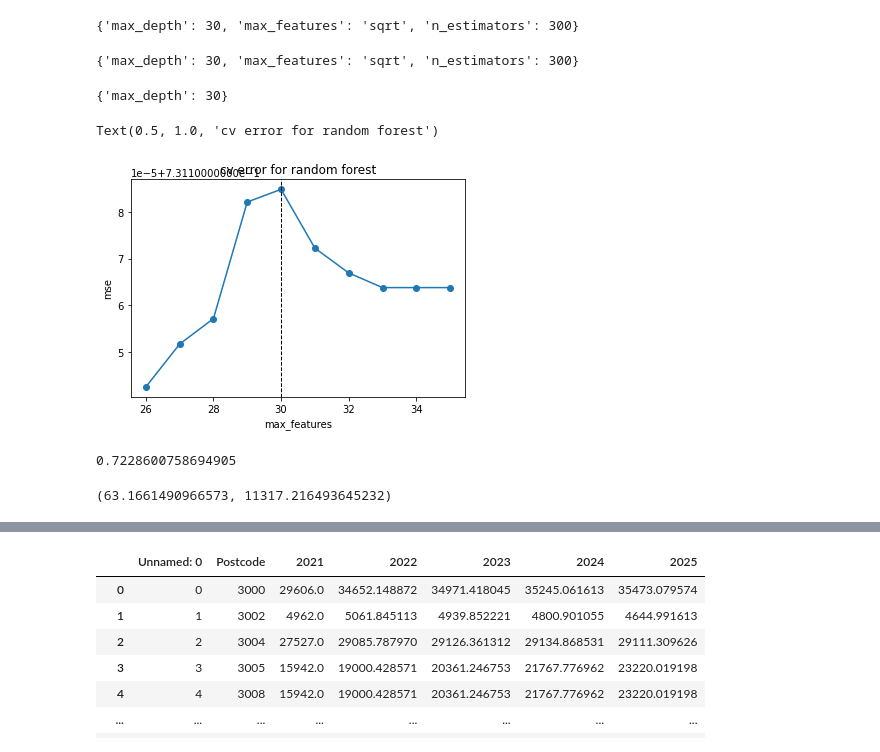
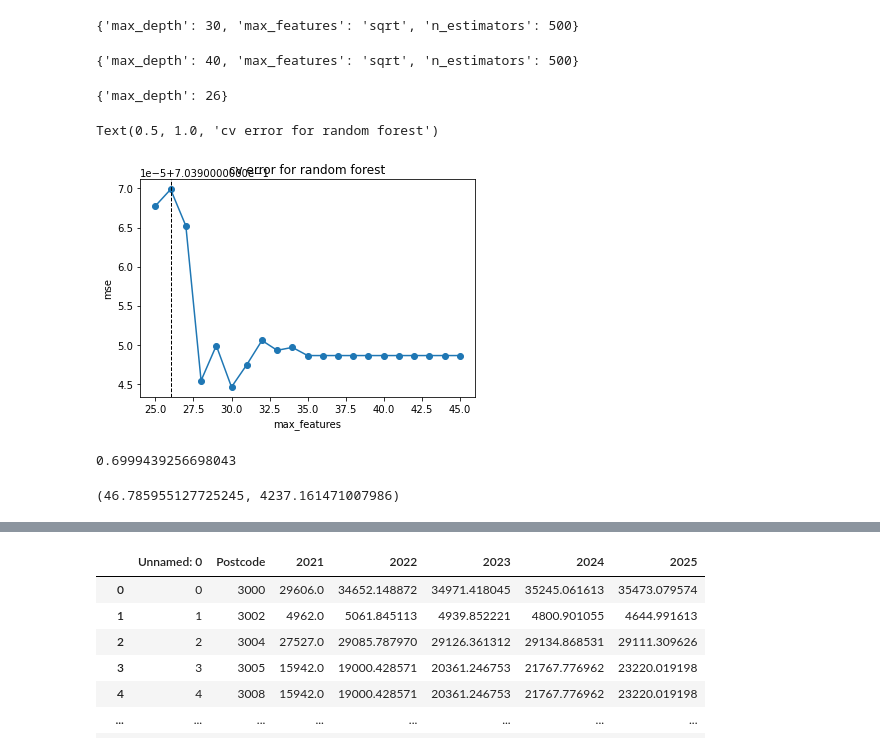
Before and after one commit to MAST30034-Applied-Data-Science/generic-real-estate-consulting-project-group50, a Jupyter notebook: draft works/RF_Model.ipynb, the cells around one changed output, grey strips where cells are left out. Saved outputs shown, nothing was run; the diff lists cells and outputs as text; code cells hidden in the pictures.

```diff
--- a/draft works/RF_Model.ipynb
+++ b/draft works/RF_Model.ipynb
@@ -3,6 +3,6 @@ import pandas as pd
 import matplotlib.pyplot as plt
 import numpy as np
 # %%
-complete_data = pd.read_csv('../data/curated/complete_data.csv')
-complete_data.head(10)
+data = pd.read_csv('../data/curated/outliers_removed.csv')
+data
 # %% [output]
@@ -21,7 +21,0 @@ complete_data.head(10)
-# %%
-data = complete_data[['Postcode','Baths','Population', 'Count_School', 'Count_Station','Bedrooms','Weekly Rental Price']]
-data['Count_School'] = data['Count_School'].fillna(0)
-data['Count_Station'] = data['Count_Station'].fillna(0)
-data = data.dropna(axis=0)
-
-data.head(10)
@@ -50,6 +21,0 @@ See the caveats in the documentation: https://pandas.pydata.org/pandas-docs/stab
-# %%
-data = data[(data['Baths'] > 0) & (data['Bedrooms'] > 0)]
-
-data = data[data['Weekly Rental Price'] < 2000]
-
-data.head(10)
@@ -75,6 +29,7 @@ from sklearn.model_selection import train_test_split
 x_train_split, x_test_split, y_train_split, y_test_split = train_test_split(x_train, y_train, test_size=0.3, shuffle=True)
 # %%
 # adjust parameters for the first time
+
 # import the random forest regressor
 from sklearn.ensemble import RandomForestRegressor
 from sklearn.model_selection import GridSearchCV
@@ -95,7 +50,7 @@ cv.fit(x_train, y_train)
 
 print(cv.best_params_)
 # %% [output]
-{'max_depth': 30, 'max_features': 'sqrt', 'n_estimators': 300}
+{'max_depth': 30, 'max_features': 'sqrt', 'n_estimators': 500}
 # %%
 # adjust parameters for the second time
 parameters = {
@@ -113,12 +68,12 @@ cv.fit(x_train, y_train)
 
 print(cv.best_params_)
 # %% [output]
-{'max_depth': 30, 'max_features': 'sqrt', 'n_estimators': 300}
+{'max_depth': 40, 'max_features': 'sqrt', 'n_estimators': 500}
 # %%
 # search the parameter space
-parameters = {"max_depth" : [26,27,28,29,30,31,32,33,34,35]}
+parameters = {"max_depth" : [25,26,27,28,29,30,31,32,33,34,35,36,37,38,39,40,41,42,43,44,45]}
 
-rf = RandomForestRegressor(random_state=42,n_estimators=300,max_features='sqrt')
+rf = RandomForestRegressor(random_state=42,n_estimators=500,max_features='sqrt')
 
 kfold=KFold(n_splits=5,shuffle=True,random_state=1)
 
@@ -127,41 +82,41 @@ cv.fit(x_train, y_train)
 
 print(cv.best_params_)
 # %% [output]
-{'max_depth': 30}
+{'max_depth': 26}
 # %%
 # plot a diagram to show the cross-validation process
 cv_score=cv.cv_results_['mean_test_score'] # get the training score
-plt.plot(range(26,36),cv_score,'o-')
-plt.axvline(range(26,36)[np.argmax(cv_score)],linestyle='--',color='k',linewidth=1)
+plt.plot(range(25,46),cv_score,'o-')
+plt.axvline(range(25,46)[np.argmax(cv_score)],linestyle='--',color='k',linewidth=1)
 plt.xlabel('max_features')
 plt.ylabel('mse')
 plt.title('cv error for random forest')
 # %% [output]
 Text(0.5, 1.0, 'cv error for random forest')
-[figure, old version]
+[figure, new version]
 # %%
 # import the random forest regressor
 from sklearn.ensemble import RandomForestRegressor
 
 # instantiate model with 200 decision trees
-rf = RandomForestRegressor(random_state=42,n_estimators=300,max_features='sqrt',max_depth=30)
+rf = RandomForestRegressor(random_state=42,n_estimators=500,max_features='sqrt',max_depth=26)
 
 # train the model on training data
 rf.fit(x_train_split, y_train_split)
 rf.score(x_test_split,y_test_split)# calculate the r squared
 # %% [output]
-0.7228600758694905
+0.6999439256698043
 # %%
 # predict the rent for the test data
 predictions = rf.predict(x_test_split)
 # %%
 from sklearn.metrics import mean_squared_error,mean_absolute_error
+
+mae=mean_absolute_error(predictions,y_test_split)
+mse=mean_squared_error(predictions,y_test_split)
+mae,mse
+# %% [output]
+(46.785955127725245, 4237.161471007986)
-# %%
-mae=mean_absolute_error(predictions,y_test_split)
-mse=mean_squared_error(predictions,y_test_split)
-mae,mse
-# %% [output]
-(63.1661490966573, 11317.216493645232)
 # %%
 # plot the predictions of the random forest regressor and the true value
 plt.figure(figsize=(16,8))
```
Also changed, not shown: parts of 17 cells of this notebook.
